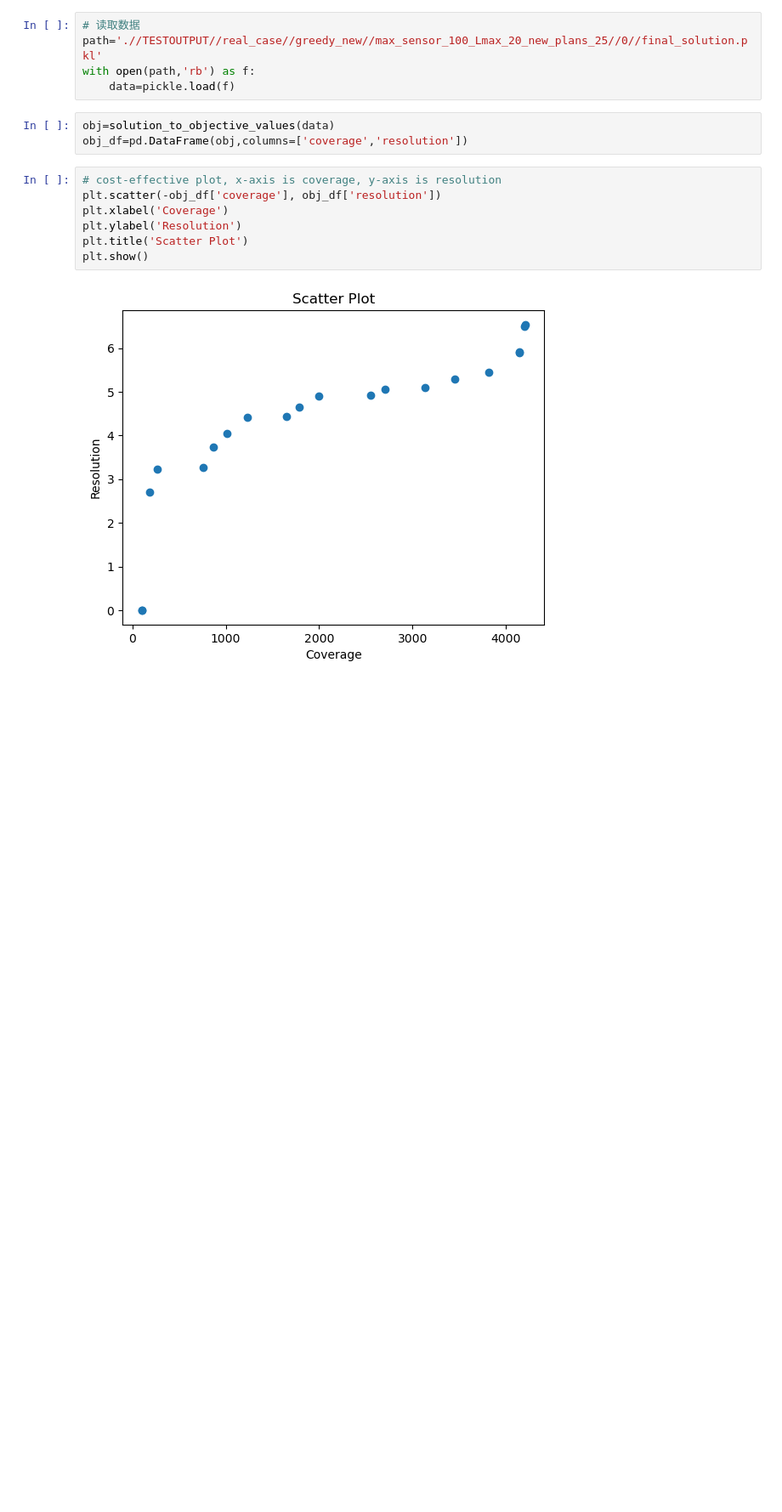
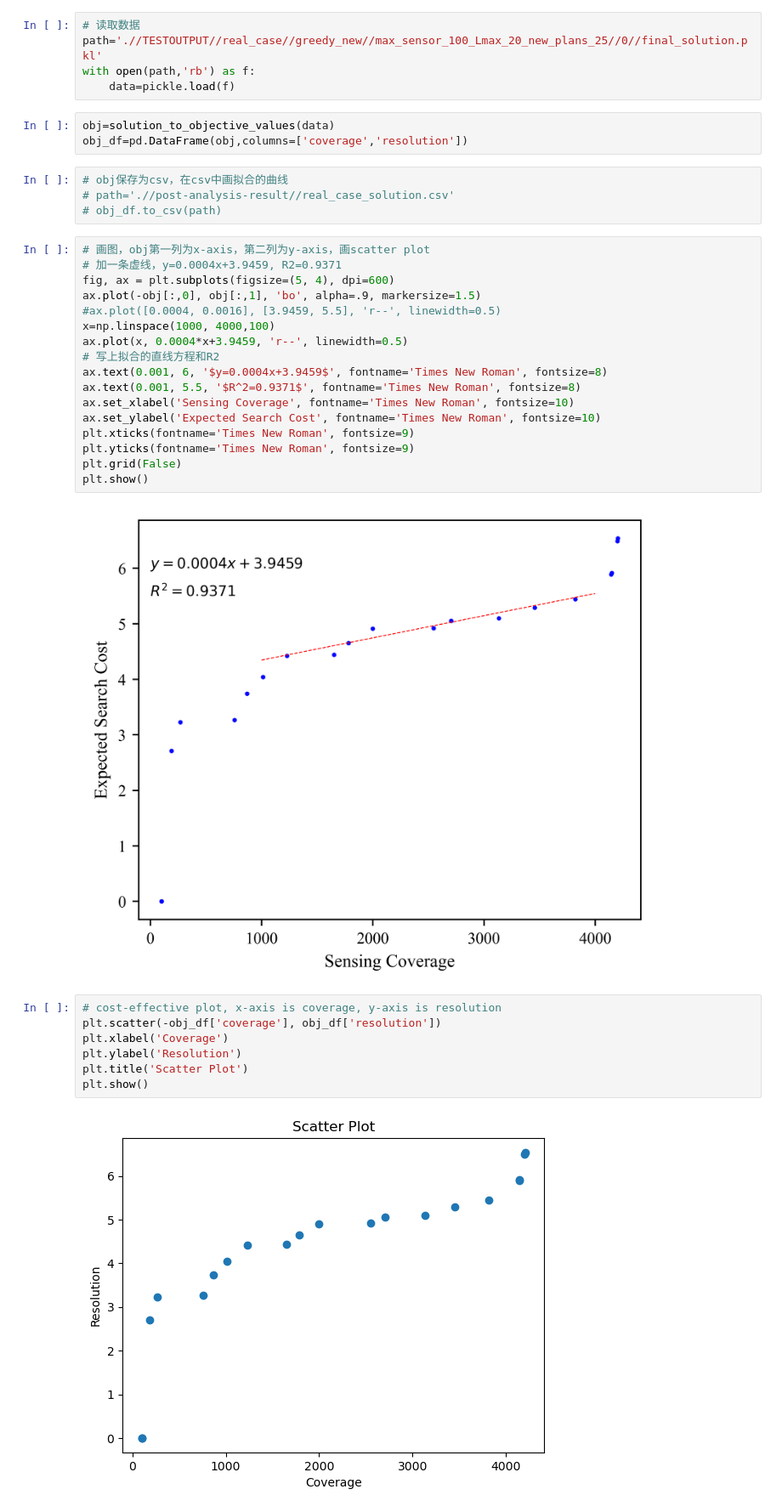
Before and after one commit to sywang-20/opt-greedy, a Jupyter notebook: post-analysis.ipynb, the cells around one changed output. Shown at 85% size. Saved outputs shown, nothing was run; the diff lists cells and outputs as text; blank space fills up the shorter version.

Commit message:
get figures

```diff
--- a/post-analysis.ipynb
+++ b/post-analysis.ipynb
@@ -324,6 +303,29 @@ with open(path,'rb') as f:
 # %%
 obj=solution_to_objective_values(data)
 obj_df=pd.DataFrame(obj,columns=['coverage','resolution'])
+# %%
+# obj保存为csv，在csv中画拟合的曲线
+# path='.//post-analysis-result//real_case_solution.csv'
+# obj_df.to_csv(path)
+# %%
+# 画图，obj第一列为x-axis，第二列为y-axis，画scatter plot
+# 加一条虚线，y=0.0004x+3.9459, R2=0.9371
+fig, ax = plt.subplots(figsize=(5, 4), dpi=600)
+ax.plot(-obj[:,0], obj[:,1], 'bo', alpha=.9, markersize=1.5)
+#ax.plot([0.0004, 0.0016], [3.9459, 5.5], 'r--', linewidth=0.5)
+x=np.linspace(1000, 4000,100)
+ax.plot(x, 0.0004*x+3.9459, 'r--', linewidth=0.5)
+# 写上拟合的直线方程和R2
+ax.text(0.001, 6, '$y=0.0004x+3.9459$', fontname='Times New Roman', fontsize=8)
+ax.text(0.001, 5.5, '$R^2=0.9371$', fontname='Times New Roman', fontsize=8)
+ax.set_xlabel('Sensing Coverage', fontname='Times New Roman', fontsize=10)
+ax.set_ylabel('Expected Search Cost', fontname='Times New Roman', fontsize=10)
+plt.xticks(fontname='Times New Roman', fontsize=9)
+plt.yticks(fontname='Times New Roman', fontsize=9)
+plt.grid(False)
+plt.show()
+# %% [output]
+[figure, added]
 # %%
 # cost-effective plot, x-axis is coverage, y-axis is resolution
 plt.scatter(-obj_df['coverage'], obj_df['resolution'])
```
Also changed, not shown: parts of 19 cells of this notebook.
